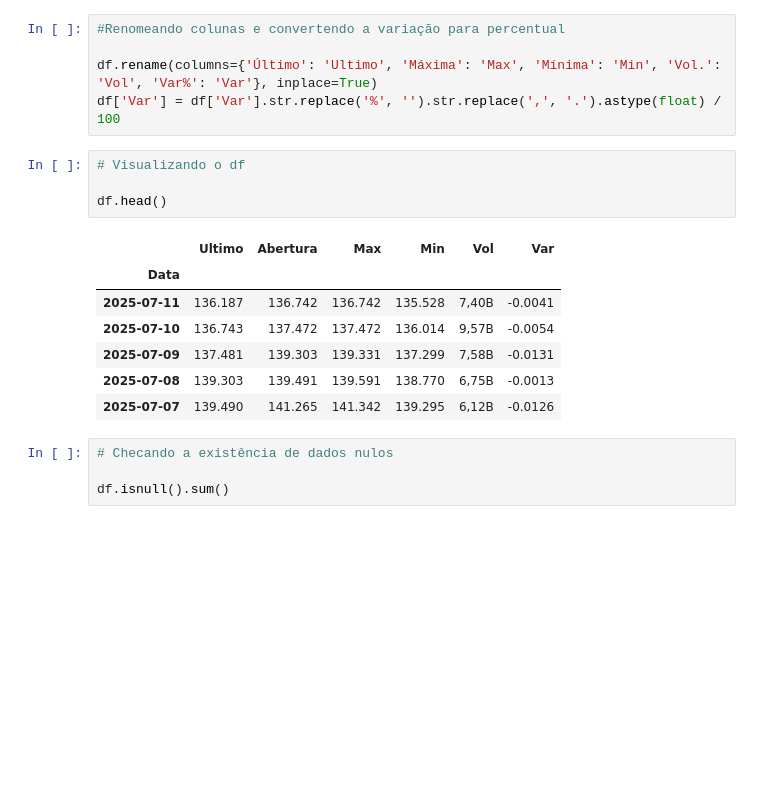
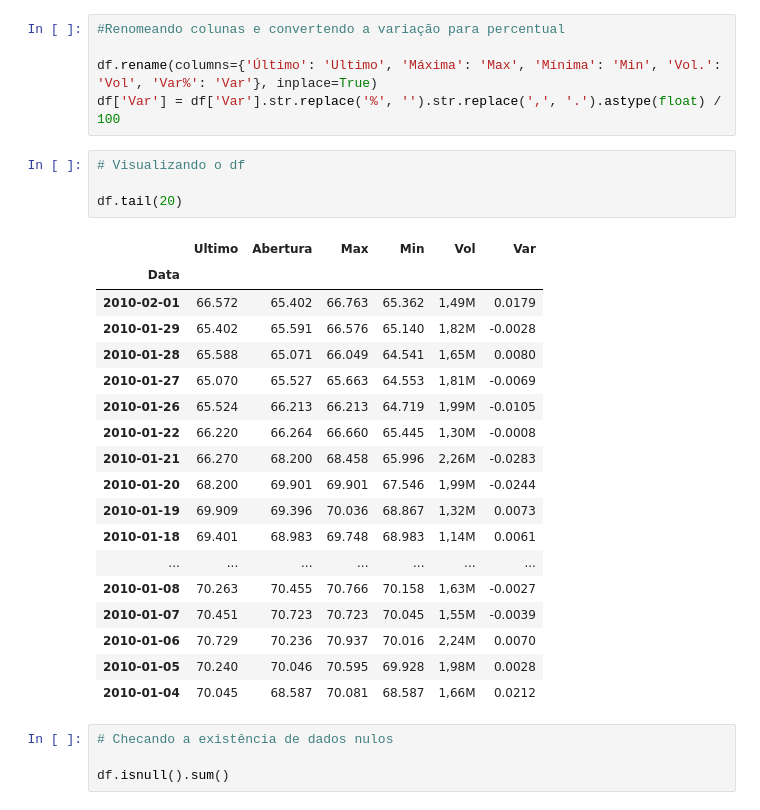
Before and after one commit to RodrigoVolpiano/Tech_Challenge_Fase_2, a Jupyter notebook: Tech_Challenge_2.ipynb, the cells around one changed output. Cells and saved outputs as stored; diff of their text form; blank space fills up the shorter version.

```diff
--- a/Tech_Challenge_2.ipynb
+++ b/Tech_Challenge_2.ipynb
@@ -141,15 +152,26 @@ df['Var'] = df['Var'].str.replace('%', '').str.replace(',', '.').astype(float) /
 # %%
 # Visualizando o df
 
-df.head()
+df.tail(20)
 # %% [output]
 |  | Ultimo | Abertura | Max | Min | Vol | Var |
 | Data |  |  |  |  |  |  |
-| 2025-07-11 | 136.187 | 136.742 | 136.742 | 135.528 | 7,40B | -0.0041 |
-| 2025-07-10 | 136.743 | 137.472 | 137.472 | 136.014 | 9,57B | -0.0054 |
-| 2025-07-09 | 137.481 | 139.303 | 139.331 | 137.299 | 7,58B | -0.0131 |
-| 2025-07-08 | 139.303 | 139.491 | 139.591 | 138.770 | 6,75B | -0.0013 |
-| 2025-07-07 | 139.490 | 141.265 | 141.342 | 139.295 | 6,12B | -0.0126 |
+| 2010-02-01 | 66.572 | 65.402 | 66.763 | 65.362 | 1,49M | 0.0179 |
+| 2010-01-29 | 65.402 | 65.591 | 66.576 | 65.140 | 1,82M | -0.0028 |
+| 2010-01-28 | 65.588 | 65.071 | 66.049 | 64.541 | 1,65M | 0.0080 |
+| 2010-01-27 | 65.070 | 65.527 | 65.663 | 64.553 | 1,81M | -0.0069 |
+| 2010-01-26 | 65.524 | 66.213 | 66.213 | 64.719 | 1,99M | -0.0105 |
+| 2010-01-22 | 66.220 | 66.264 | 66.660 | 65.445 | 1,30M | -0.0008 |
+| 2010-01-21 | 66.270 | 68.200 | 68.458 | 65.996 | 2,26M | -0.0283 |
+| 2010-01-20 | 68.200 | 69.901 | 69.901 | 67.546 | 1,99M | -0.0244 |
+| 2010-01-19 | 69.909 | 69.396 | 70.036 | 68.867 | 1,32M | 0.0073 |
+| 2010-01-18 | 69.401 | 68.983 | 69.748 | 68.983 | 1,14M | 0.0061 |
+| ... | ... | ... | ... | ... | ... | ... |
+| 2010-01-08 | 70.263 | 70.455 | 70.766 | 70.158 | 1,63M | -0.0027 |
+| 2010-01-07 | 70.451 | 70.723 | 70.723 | 70.045 | 1,55M | -0.0039 |
+| 2010-01-06 | 70.729 | 70.236 | 70.937 | 70.016 | 2,24M | 0.0070 |
+| 2010-01-05 | 70.240 | 70.046 | 70.595 | 69.928 | 1,98M | 0.0028 |
+| 2010-01-04 | 70.045 | 68.587 | 70.081 | 68.587 | 1,66M | 0.0212 |
 # %%
 # Checando a existência de dados nulos
 
```
Also changed, not shown: parts of 105 cells of this notebook.
